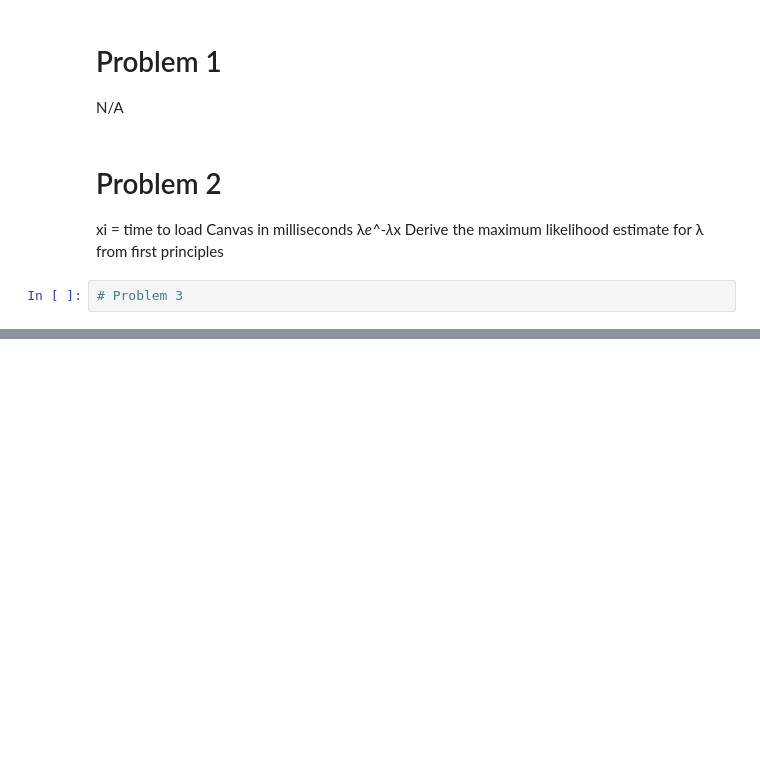
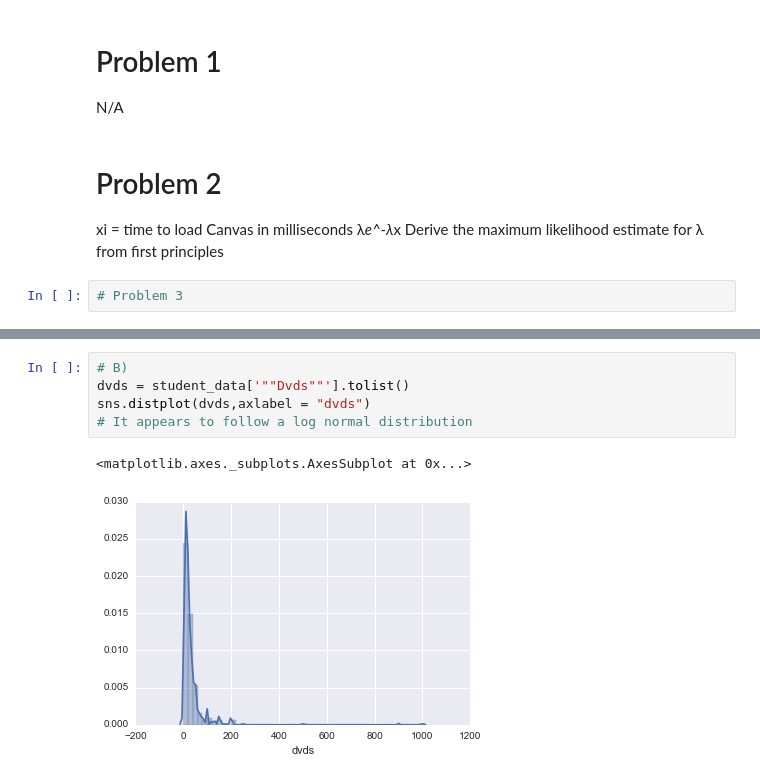
Before and after one commit to mghodges/HW1, a Jupyter notebook: HW1 Solutions.ipynb, the cells around one changed output, grey strips where cells are left out. Drawn from its saved outputs; the diff is of its cells as text; blank space fills up the shorter version.

```diff
--- a/HW1 Solutions.ipynb
+++ b/HW1 Solutions.ipynb
@@ -35,0 +29,8 @@ py.histogram(student_data())
+# %%
+# B)
+dvds = student_data['""Dvds""'].tolist()
+sns.distplot(dvds,axlabel = "dvds")
+# It appears to follow a log normal distribution
+# %% [output]
+<matplotlib.axes._subplots.AxesSubplot at 0x...>
+[figure, added]
```
Also changed, not shown: parts of 6 cells of this notebook.
